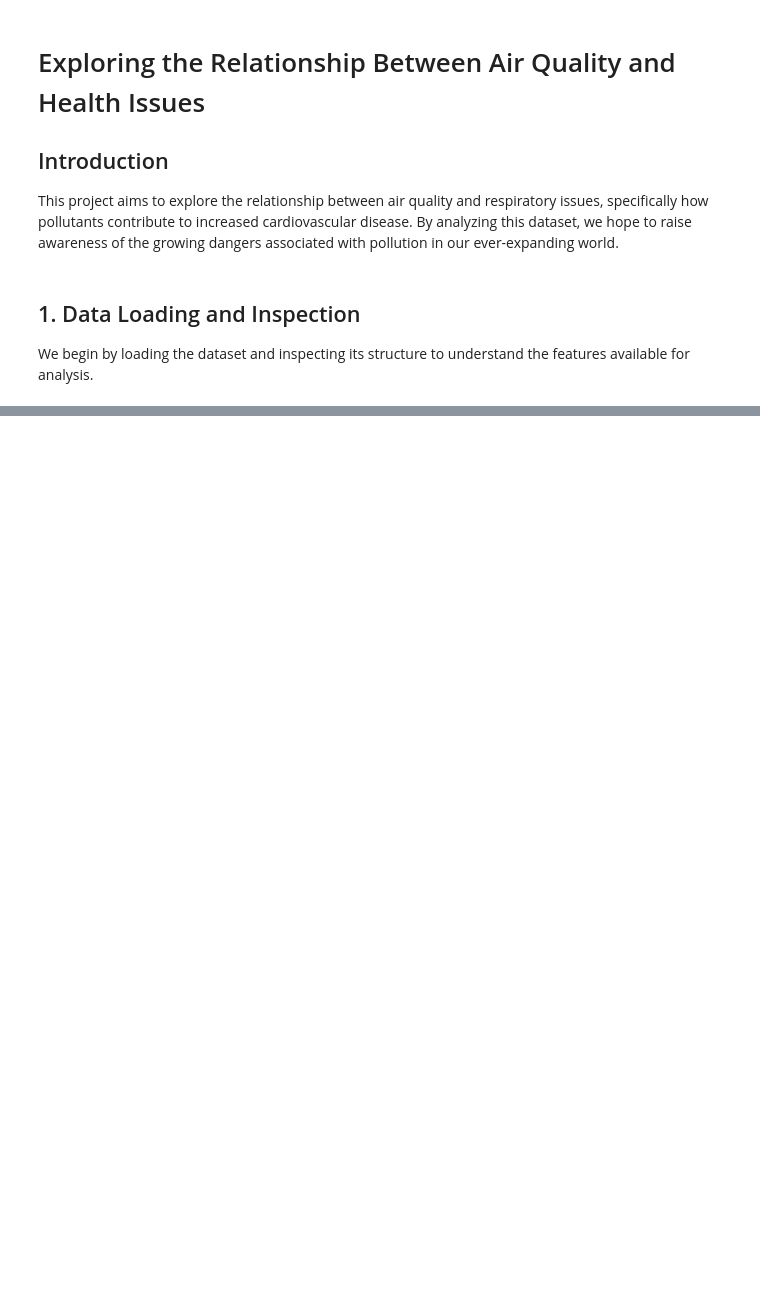
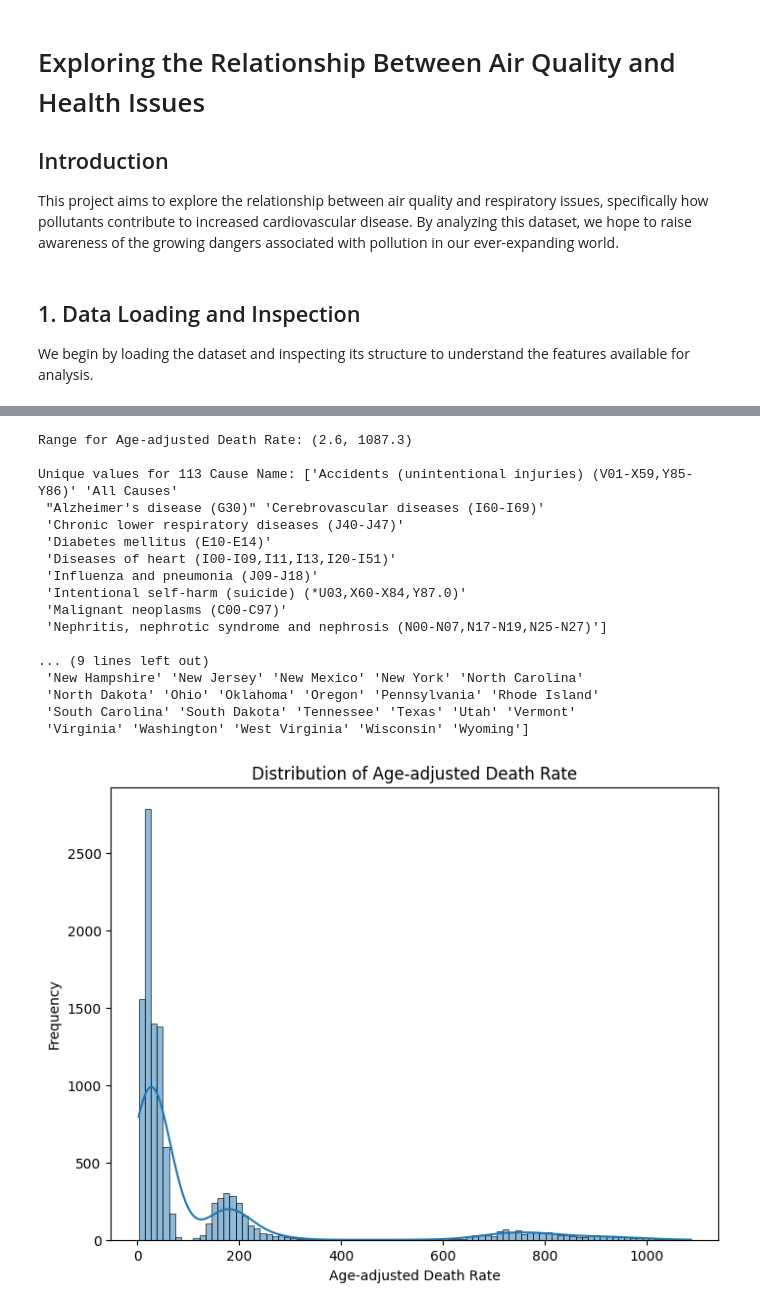
Before and after one commit to ipark3/Hank-Ian, a Jupyter notebook: GitHub Project/dataset/code/exploration.ipynb, the cells around one changed output, grey strips where cells are left out. Cells and saved outputs as stored; diff of their text form; code cells hidden in the pictures; blank space fills up the shorter version.

```diff
--- a/GitHub Project/dataset/code/exploration.ipynb
+++ b/GitHub Project/dataset/code/exploration.ipynb
@@ -48,12 +10,0 @@ print(filtered_df2)
-# %%
-
-
-import pandas as pd
-
-df = pd.read_excel('/content/drive/MyDrive/Personal/P_Data_Extract_From_World_Development_Indicators.xlsx')
-
-value = 'United States'
-
-filtered_df = df[df['Country Name'] == value]
-
-print(filtered_df)
@@ -84,0 +11,57 @@ df.head()
+# %%
+
+import pandas as pd
+import matplotlib.pyplot as plt
+import seaborn as sns
+
+# read in csv
+df = pd.read_csv('/content/drive/MyDrive/Personal/NCHS_-_Leading_Causes_of_Death__United_States.csv')
+
+df.columns = df.columns.str.strip()
+
+df.head()
+
+# include numerical and objects from columns
+numerical_features= df.select_dtypes(include=['float64']).columns
+categorical_features = df.select_dtypes(include=['object']).columns
+
+# gets range for the numbers
+numerical_range = {feature: (df[feature].min(), df[feature].max()) for feature in numerical_features}
+
+# gets unique values for objects
+categorical_values = {feature: df[feature].unique() for feature in categorical_features}
+
+# Output
+for feature, value in numerical_range.items():
+    print(f"Range for {feature}: {value}\n")
+
+for feature, values in categorical_values.items():
+    print(f"Unique values for {feature}: {values}\n")
+
+# output the graph
+for feature in numerical_features:
+  plt.figure(figsize=(8, 6))
+  sns.histplot(df[feature], kde=True)
+  plt.title(f'Distribution of {feature}')
+  plt.xlabel(feature)
+  plt.ylabel('Frequency')
+  plt.show()
+# %% [output]
+Range for Age-adjusted Death Rate: (2.6, 1087.3)
+
+Unique values for 113 Cause Name: ['Accidents (unintentional injuries) (V01-X59,Y85-Y86)' 'All Causes'
+ "Alzheimer's disease (G30)" 'Cerebrovascular diseases (I60-I69)'
+ 'Chronic lower respiratory diseases (J40-J47)'
+ 'Diabetes mellitus (E10-E14)'
+ 'Diseases of heart (I00-I09,I11,I13,I20-I51)'
+ 'Influenza and pneumonia (J09-J18)'
+ 'Intentional self-harm (suicide) (*U03,X60-X84,Y87.0)'
+ 'Malignant neoplasms (C00-C97)'
+ 'Nephritis, nephrotic syndrome and nephrosis (N00-N07,N17-N19,N25-N27)']
+
+... (9 lines left out)
+ 'New Hampshire' 'New Jersey' 'New Mexico' 'New York' 'North Carolina'
+ 'North Dakota' 'Ohio' 'Oklahoma' 'Oregon' 'Pennsylvania' 'Rhode Island'
+ 'South Carolina' 'South Dakota' 'Tennessee' 'Texas' 'Utah' 'Vermont'
+ 'Virginia' 'Washington' 'West Virginia' 'Wisconsin' 'Wyoming']
+[figure, added]
```
Also changed, not shown: parts of 5 cells of this notebook.
